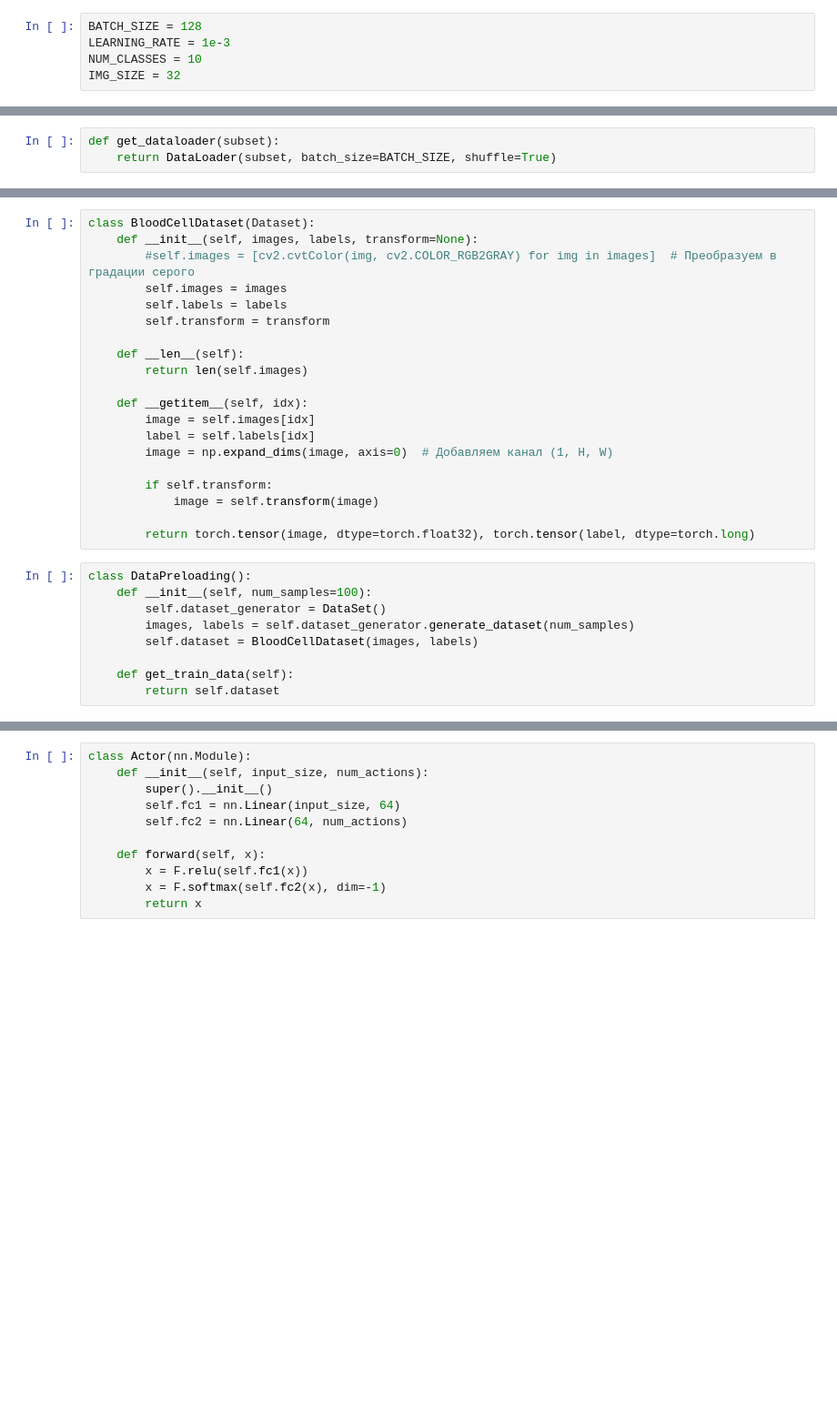
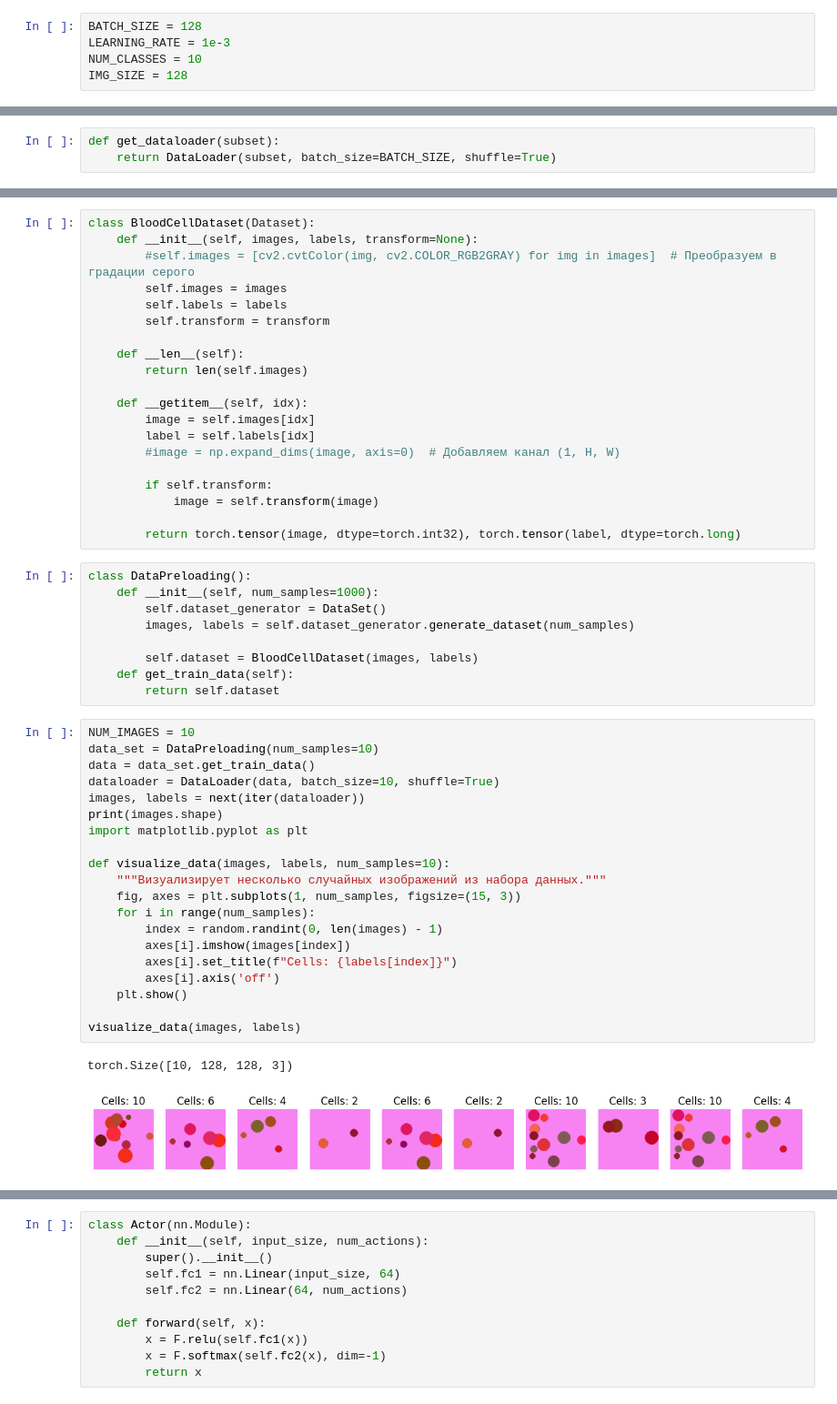
Before and after one commit to Allor-maker/CV_project, a Jupyter notebook: a2c-ppo/a2c_ppo.ipynb, the cells around one changed output, grey strips where cells are left out. Shown: that part at 91% size. Saved outputs shown, nothing was run; the diff lists cells and outputs as text; blank space fills up the shorter version.

```diff
--- a/a2c-ppo/a2c_ppo.ipynb
+++ b/a2c-ppo/a2c_ppo.ipynb
@@ -17,7 +17,7 @@ from sklearn.metrics import confusion_matrix
 BATCH_SIZE = 128
 LEARNING_RATE = 1e-3
 NUM_CLASSES = 10
-IMG_SIZE = 32
+IMG_SIZE = 128
 # %%
 class DataSet():
     def __init__(self):# 1. Параметры генератора
@@ -128,21 +137,44 @@ class BloodCellDataset(Dataset):
     def __getitem__(self, idx):
         image = self.images[idx]
         label = self.labels[idx]
-        image = np.expand_dims(image, axis=0)  # Добавляем канал (1, H, W)
+        #image = np.expand_dims(image, axis=0)  # Добавляем канал (1, H, W)
 
         if self.transform:
             image = self.transform(image)
 
-        return torch.tensor(image, dtype=torch.float32), torch.tensor(label, dtype=torch.long)
+        return torch.tensor(image, dtype=torch.int32), torch.tensor(label, dtype=torch.long)
 # %%
 class DataPreloading():
-    def __init__(self, num_samples=100):
+    def __init__(self, num_samples=1000):
         self.dataset_generator = DataSet()
         images, labels = self.dataset_generator.generate_dataset(num_samples)
+
         self.dataset = BloodCellDataset(images, labels)
-
     def get_train_data(self):
         return self.dataset
+# %%
+NUM_IMAGES = 10
+data_set = DataPreloading(num_samples=10)
+data = data_set.get_train_data()
+dataloader = DataLoader(data, batch_size=10, shuffle=True)
+images, labels = next(iter(dataloader))
+print(images.shape)
+import matplotlib.pyplot as plt
+
+def visualize_data(images, labels, num_samples=10):
+    """Визуализирует несколько случайных изображений из набора данных."""
+    fig, axes = plt.subplots(1, num_samples, figsize=(15, 3))
+    for i in range(num_samples):
+        index = random.randint(0, len(images) - 1)
+        axes[i].imshow(images[index])
+        axes[i].set_title(f"Cells: {labels[index]}")
+        axes[i].axis('off')
+    plt.show()
+
+visualize_data(images, labels)
+# %% [output]
+torch.Size([10, 128, 128, 3])
+[figure, added]
 # %%
 class DataSelectionEnv(gymnasium.Env):
     def __init__(self):
```
Also changed, not shown: parts of 4 cells of this notebook.
